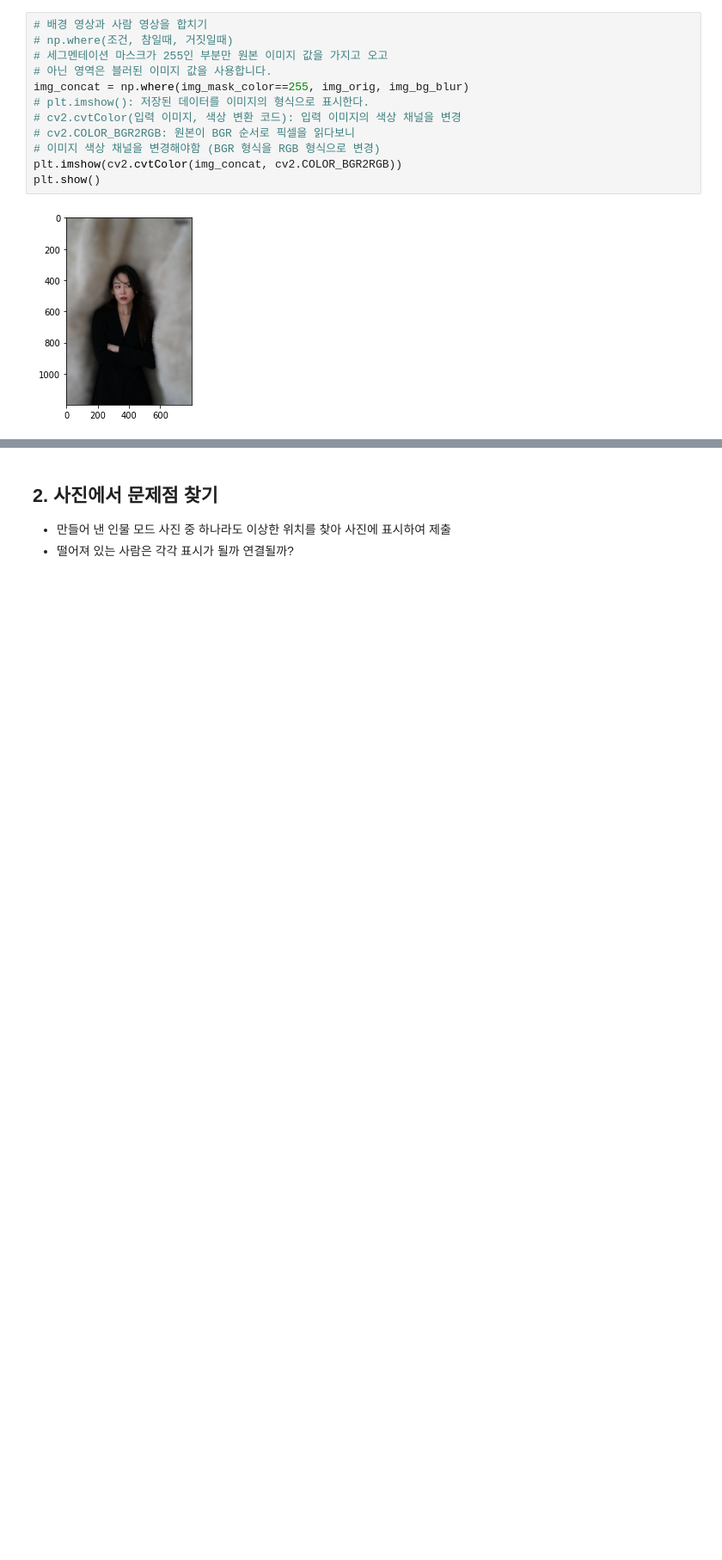
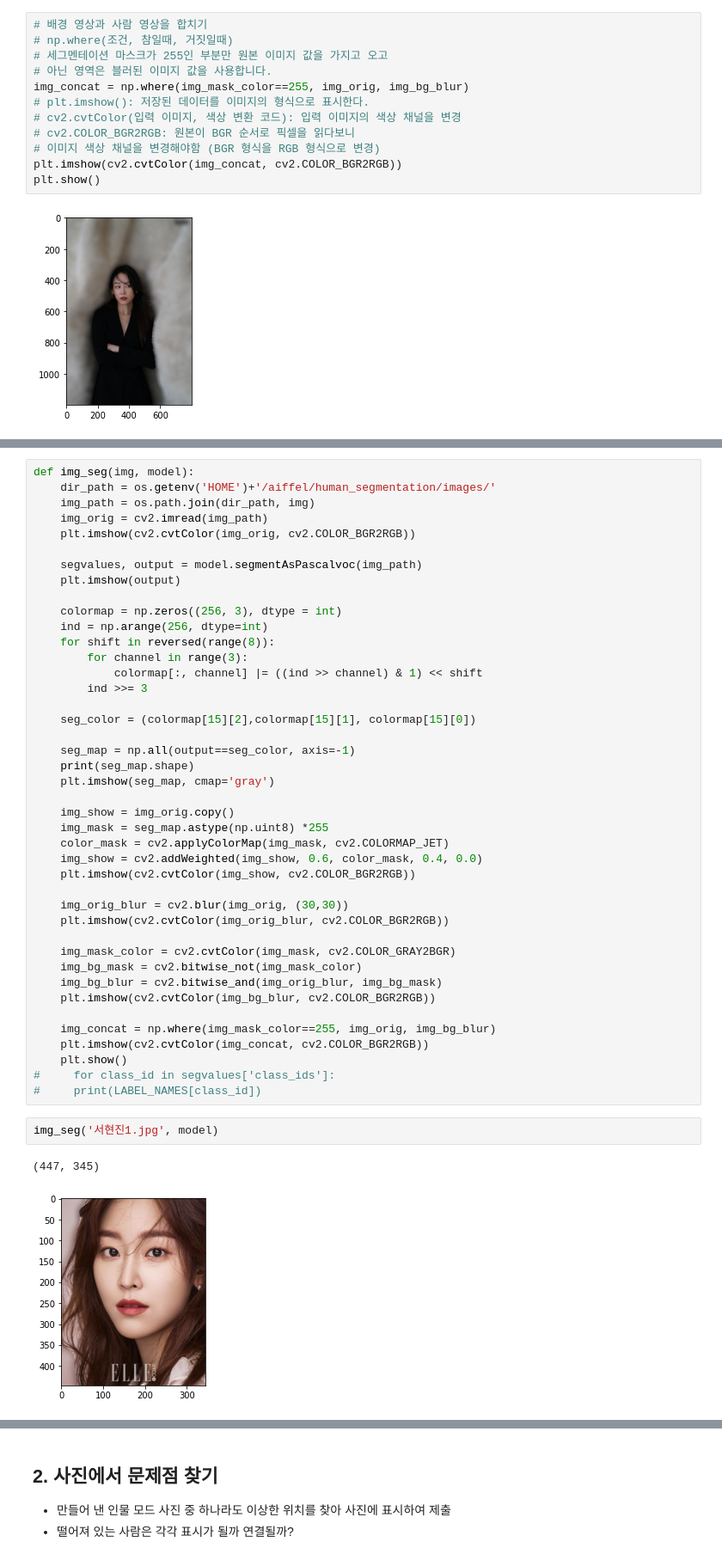
Before and after one commit to huiheee/AIFFEL, a Jupyter notebook: [GD_4]Create_a_portrait.ipynb, the cells around one changed output, grey strips where cells are left out. Shown at 86% size. Saved outputs shown, nothing was run; the diff lists cells and outputs as text; blank space fills up the shorter version.

```diff
--- a/[GD_4]Create_a_portrait.ipynb
+++ b/[GD_4]Create_a_portrait.ipynb
@@ -241,0 +238,47 @@ def img_seg(img, model):
+# %%
+def img_seg(img, model):
+    dir_path = os.getenv('HOME')+'/aiffel/human_segmentation/images/'
+    img_path = os.path.join(dir_path, img)
+    img_orig = cv2.imread(img_path)
+    plt.imshow(cv2.cvtColor(img_orig, cv2.COLOR_BGR2RGB))
+
+    segvalues, output = model.segmentAsPascalvoc(img_path)
+    plt.imshow(output)
+
+    colormap = np.zeros((256, 3), dtype = int)
+    ind = np.arange(256, dtype=int)
+    for shift in reversed(range(8)):
+        for channel in range(3):
+            colormap[:, channel] |= ((ind >> channel) & 1) << shift
+        ind >>= 3
+
+    seg_color = (colormap[15][2],colormap[15][1], colormap[15][0])
+
+    seg_map = np.all(output==seg_color, axis=-1)
+    print(seg_map.shape)
+    plt.imshow(seg_map, cmap='gray')
+
+    img_show = img_orig.copy()
+    img_mask = seg_map.astype(np.uint8) *255
+    color_mask = cv2.applyColorMap(img_mask, cv2.COLORMAP_JET)
+    img_show = cv2.addWeighted(img_show, 0.6, color_mask, 0.4, 0.0)
+    plt.imshow(cv2.cvtColor(img_show, cv2.COLOR_BGR2RGB))
+
+    img_orig_blur = cv2.blur(img_orig, (30,30))
+    plt.imshow(cv2.cvtColor(img_orig_blur, cv2.COLOR_BGR2RGB))
+
+    img_mask_color = cv2.cvtColor(img_mask, cv2.COLOR_GRAY2BGR)
+    img_bg_mask = cv2.bitwise_not(img_mask_color)
+    img_bg_blur = cv2.bitwise_and(img_orig_blur, img_bg_mask)
+    plt.imshow(cv2.cvtColor(img_bg_blur, cv2.COLOR_BGR2RGB))
+
+    img_concat = np.where(img_mask_color==255, img_orig, img_bg_blur)
+    plt.imshow(cv2.cvtColor(img_concat, cv2.COLOR_BGR2RGB))
+    plt.show()
+#     for class_id in segvalues['class_ids']:
+#     print(LABEL_NAMES[class_id])
+# %%
+img_seg('서현진1.jpg', model)
+# %% [output]
+(447, 345)
+[figure, added]
```
Also changed, not shown: parts of 30 cells of this notebook.
